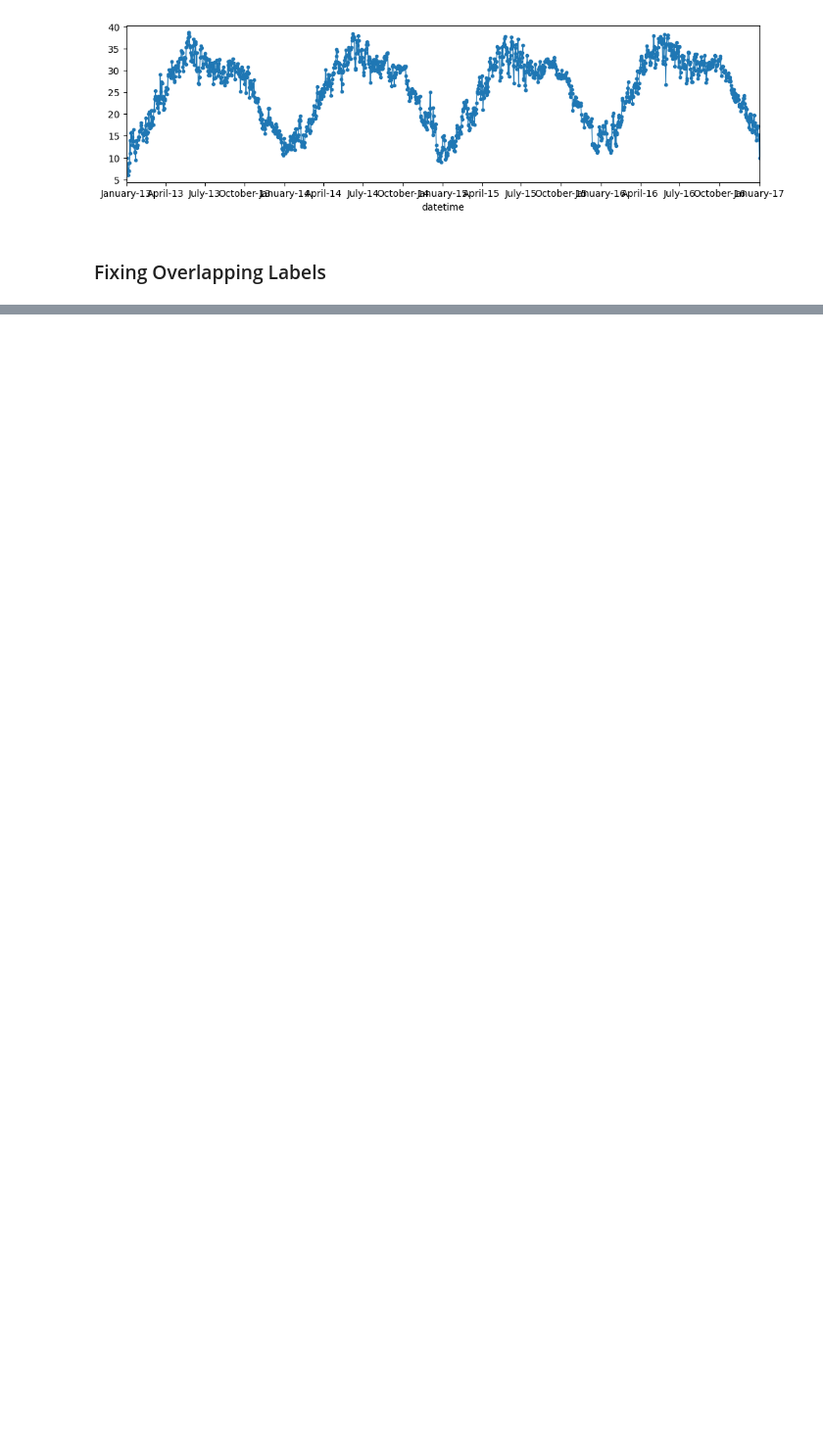
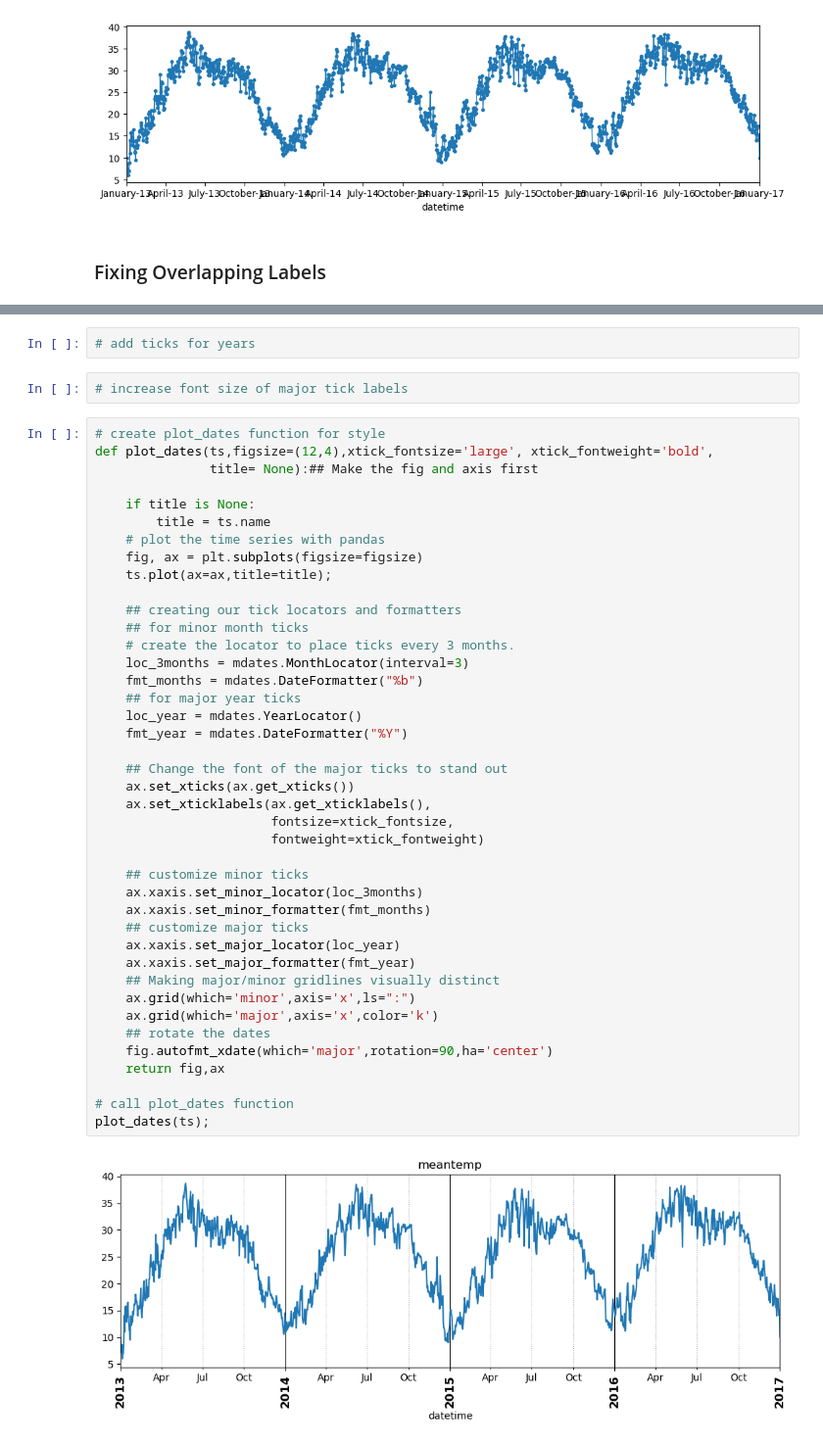
Before and after one commit to EhLeeOod/time-series, a Jupyter notebook: PRACTICE.ipynb, the cells around one changed output, grey strips where cells are left out. Shown at 98% size. Saved outputs shown, nothing was run; the diff lists cells and outputs as text; blank space fills up the shorter version.

```diff
--- a/PRACTICE.ipynb
+++ b/PRACTICE.ipynb
@@ -309,0 +324,47 @@ ax.xaxis.set_major_formatter(format_months)
+# %%
+# add ticks for years
+# %%
+# increase font size of major tick labels
+# %%
+# create plot_dates function for style
+def plot_dates(ts,figsize=(12,4),xtick_fontsize='large', xtick_fontweight='bold',
+               title= None):## Make the fig and axis first
+
+    if title is None:
+        title = ts.name
+    # plot the time series with pandas
+    fig, ax = plt.subplots(figsize=figsize)
+    ts.plot(ax=ax,title=title);
+
+    ## creating our tick locators and formatters
+    ## for minor month ticks
+    # create the locator to place ticks every 3 months.
+    loc_3months = mdates.MonthLocator(interval=3)
+    fmt_months = mdates.DateFormatter("%b")
+    ## for major year ticks
+    loc_year = mdates.YearLocator()
+    fmt_year = mdates.DateFormatter("%Y")
+
+    ## Change the font of the major ticks to stand out
+    ax.set_xticks(ax.get_xticks())
+    ax.set_xticklabels(ax.get_xticklabels(),
+                       fontsize=xtick_fontsize,
+                       fontweight=xtick_fontweight)
+
+    ## customize minor ticks
+    ax.xaxis.set_minor_locator(loc_3months)
+    ax.xaxis.set_minor_formatter(fmt_months)
+    ## customize major ticks
+    ax.xaxis.set_major_locator(loc_year)
+    ax.xaxis.set_major_formatter(fmt_year)
+    ## Making major/minor gridlines visually distinct
+    ax.grid(which='minor',axis='x',ls=":")
+    ax.grid(which='major',axis='x',color='k')
+    ## rotate the dates
+    fig.autofmt_xdate(which='major',rotation=90,ha='center')
+    return fig,ax
+
+# call plot_dates function
+plot_dates(ts);
+# %% [output]
+[figure, added]
```
Also changed, not shown: parts of 11 cells of this notebook.
